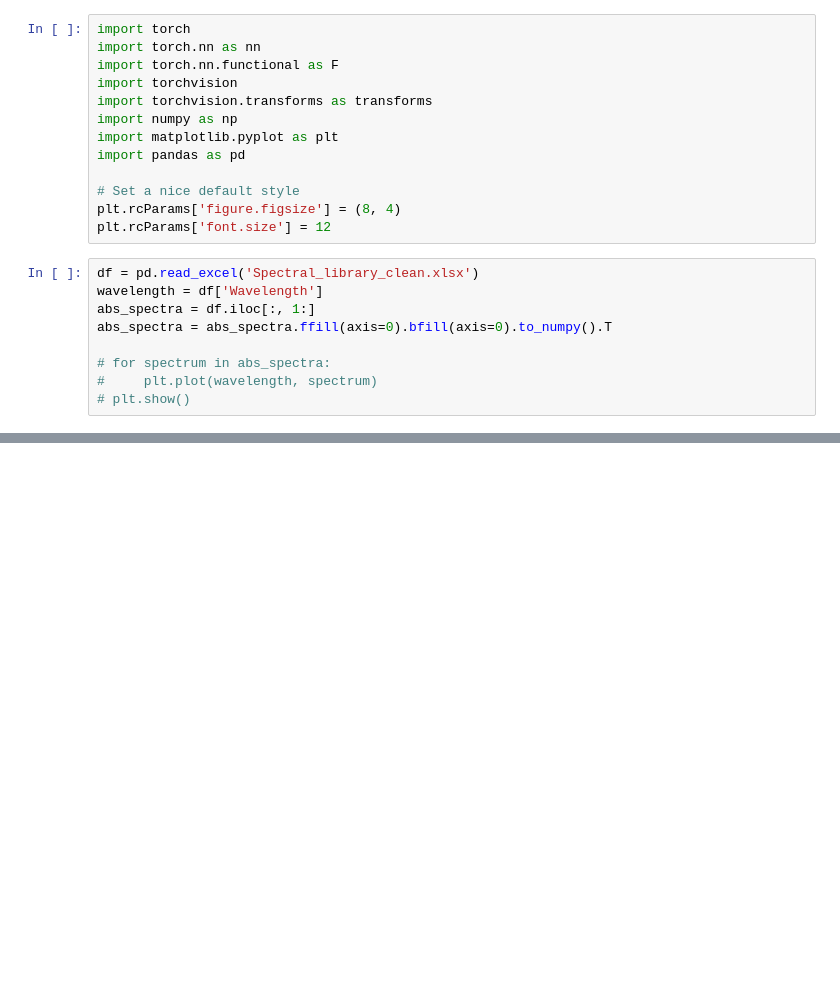
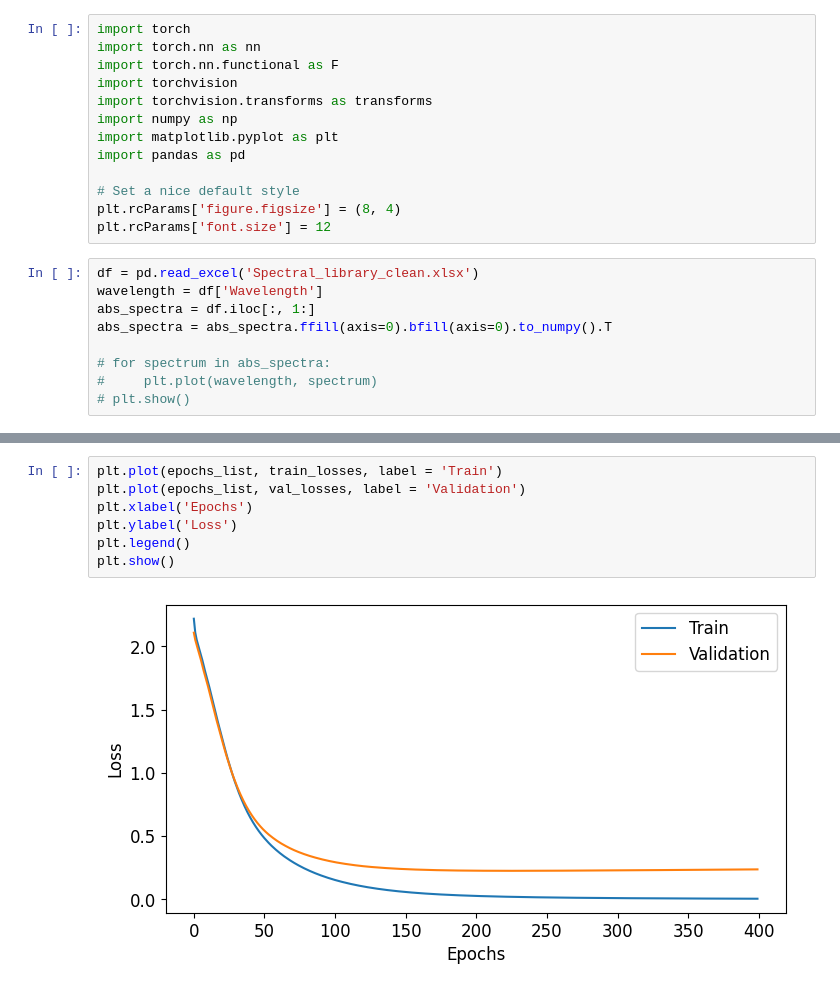
Before and after one commit to matsbannink/machine_learning, a Jupyter notebook: characterization_all_species.ipynb, the cells around one changed output, grey strips where cells are left out. Saved outputs shown, nothing was run; the diff lists cells and outputs as text; blank space fills up the shorter version.

```diff
--- a/characterization_all_species.ipynb
+++ b/characterization_all_species.ipynb
@@ -57,0 +125,9 @@ torch.Size([9, 1, 1])
+# %%
+plt.plot(epochs_list, train_losses, label = 'Train')
+plt.plot(epochs_list, val_losses, label = 'Validation')
+plt.xlabel('Epochs')
+plt.ylabel('Loss')
+plt.legend()
+plt.show()
+# %% [output]
+[figure, added]
```
Also changed, not shown: parts of 5 cells of this notebook.
